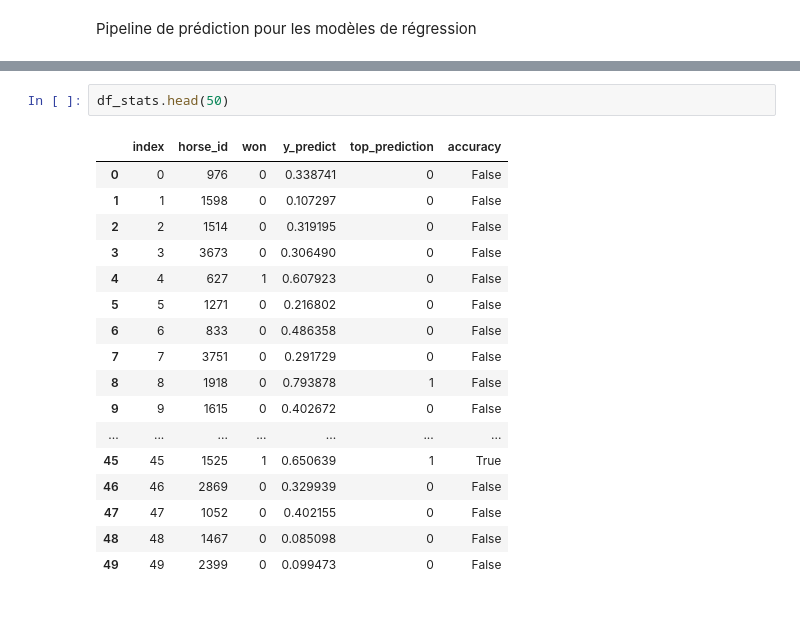
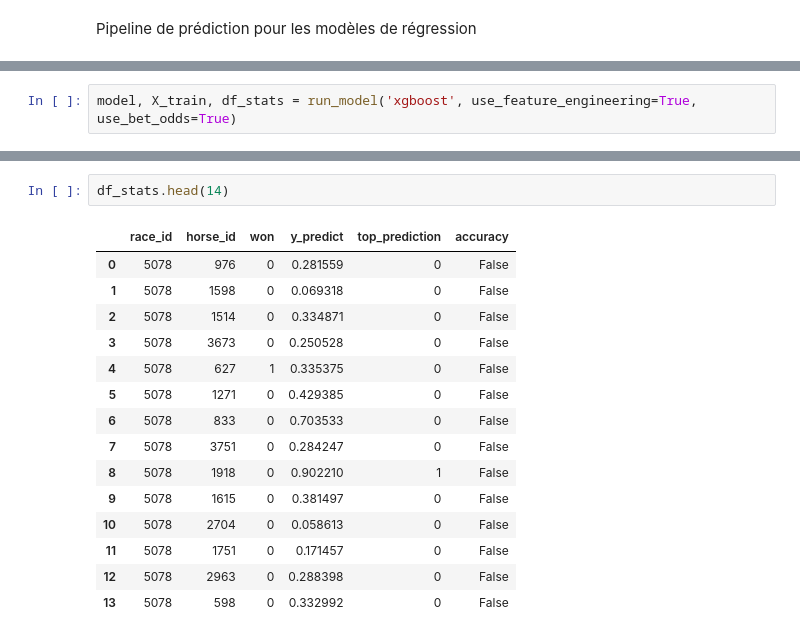
Before and after one commit to TLiemNGY/horse_racings, a Jupyter notebook: notebooks/run_full_regression_pipeline.ipynb, the cells around one changed output, grey strips where cells are left out. Saved outputs shown, nothing was run; the diff lists cells and outputs as text; blank space fills up the shorter version.

```diff
--- a/notebooks/run_full_regression_pipeline.ipynb
+++ b/notebooks/run_full_regression_pipeline.ipynb
@@ -38,0 +59,2 @@ df_stats.head(50)
+# %%
+model, X_train, df_stats = run_model('xgboost', use_feature_engineering=True, use_bet_odds=True)
@@ -39,20 +79,18 @@ df_stats.head(50)
 # %%
-df_stats.head(50)
+df_stats.head(14)
 # %% [output]
-|  | index | horse_id | won | y_predict | top_prediction | accuracy |
-| 0 | 0 | 976 | 0 | 0.338741 | 0 | False |
-| 1 | 1 | 1598 | 0 | 0.107297 | 0 | False |
-| 2 | 2 | 1514 | 0 | 0.319195 | 0 | False |
-| 3 | 3 | 3673 | 0 | 0.306490 | 0 | False |
-| 4 | 4 | 627 | 1 | 0.607923 | 0 | False |
-| 5 | 5 | 1271 | 0 | 0.216802 | 0 | False |
-| 6 | 6 | 833 | 0 | 0.486358 | 0 | False |
-| 7 | 7 | 3751 | 0 | 0.291729 | 0 | False |
-| 8 | 8 | 1918 | 0 | 0.793878 | 1 | False |
-| 9 | 9 | 1615 | 0 | 0.402672 | 0 | False |
-| ... | ... | ... | ... | ... | ... | ... |
-| 45 | 45 | 1525 | 1 | 0.650639 | 1 | True |
-| 46 | 46 | 2869 | 0 | 0.329939 | 0 | False |
-| 47 | 47 | 1052 | 0 | 0.402155 | 0 | False |
-| 48 | 48 | 1467 | 0 | 0.085098 | 0 | False |
-| 49 | 49 | 2399 | 0 | 0.099473 | 0 | False |
+|  | race_id | horse_id | won | y_predict | top_prediction | accuracy |
+| 0 | 5078 | 976 | 0 | 0.281559 | 0 | False |
+| 1 | 5078 | 1598 | 0 | 0.069318 | 0 | False |
+| 2 | 5078 | 1514 | 0 | 0.334871 | 0 | False |
+| 3 | 5078 | 3673 | 0 | 0.250528 | 0 | False |
+| 4 | 5078 | 627 | 1 | 0.335375 | 0 | False |
+| 5 | 5078 | 1271 | 0 | 0.429385 | 0 | False |
+| 6 | 5078 | 833 | 0 | 0.703533 | 0 | False |
+| 7 | 5078 | 3751 | 0 | 0.284247 | 0 | False |
+| 8 | 5078 | 1918 | 0 | 0.902210 | 1 | False |
+| 9 | 5078 | 1615 | 0 | 0.381497 | 0 | False |
+| 10 | 5078 | 2704 | 0 | 0.058613 | 0 | False |
+| 11 | 5078 | 1751 | 0 | 0.171457 | 0 | False |
+| 12 | 5078 | 2963 | 0 | 0.288398 | 0 | False |
+| 13 | 5078 | 598 | 0 | 0.332992 | 0 | False |
```
Also changed, not shown: parts of 3 cells of this notebook, 5 other files.
